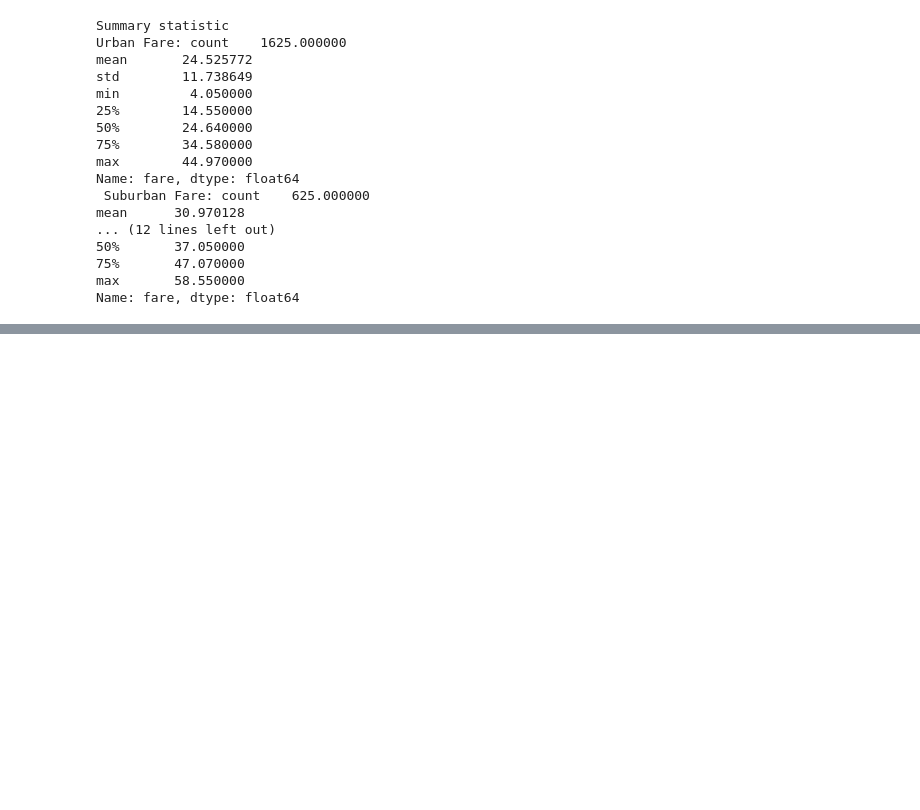
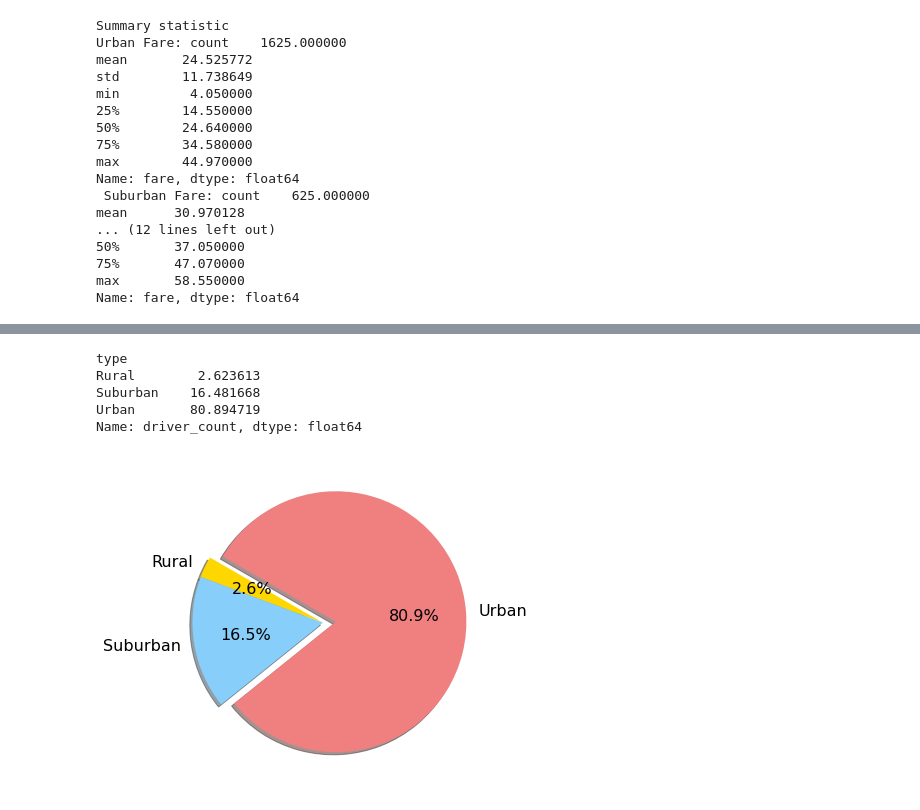
Before and after one commit to Lydiadel/PyBer_Analysis, a Jupyter notebook: Pyber.ipynb, the cells around one changed output, grey strips where cells are left out. Drawn from its saved outputs; the diff is of its cells as text; code cells hidden in the pictures; blank space fills up the shorter version.

Commit message:
Build percentage of drivers by city type pie chart

```diff
--- a/Pyber.ipynb
+++ b/Pyber.ipynb
@@ -558,0 +559,30 @@ plt.show()
+# %%
+# Calculate the percentag of rides for each city type.
+driver_percents = 100 * city_data_df.groupby(["type"]).sum()["driver_count"]/city_data_df["driver_count"].sum()
+driver_percents
+# %% [output]
+type
+Rural        2.623613
+Suburban    16.481668
+Urban       80.894719
+Name: driver_count, dtype: float64
+# %%
+# Build the percentage of drivers by city type pie chart
+plt.subplots(figsize=(10,6))
+plt.pie(driver_percents,
+        labels = ["Rural", "Suburban","Urban"],
+        colors = ["gold", "lightskyblue", "lightcoral"],
+        explode=[0,0,0.1],
+        autopct = '%1.1f%%',
+        shadow=True, startangle=150)
+
+# Change the default fontsize from 0 to 16.
+mpl.rcParams['font.size']=16
+
+# Save figure
+plt.savefig("Analysis/Fig7.png", facecolor='white')
+
+# Show figure
+plt.show()
+# %% [output]
+[figure, added]
```
Also changed, not shown: parts of 16 cells of this notebook, 1 other file.
